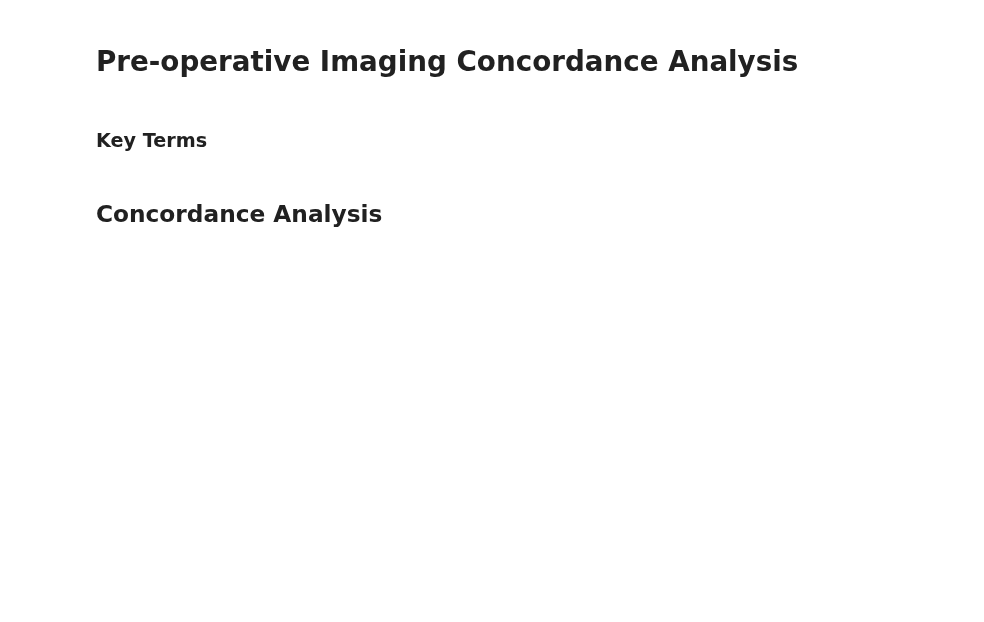
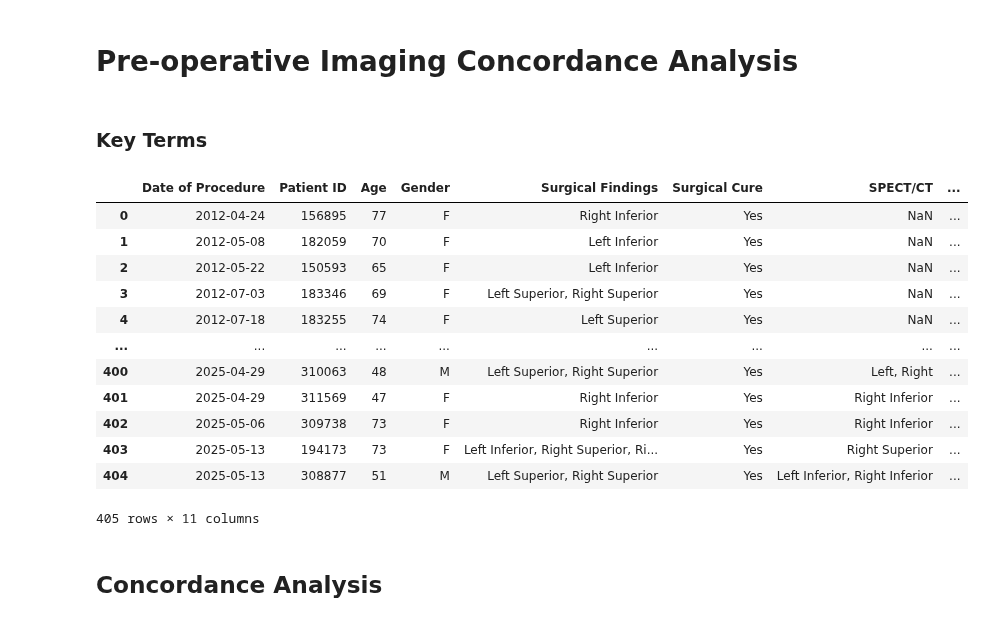
Before and after one commit to Jonah-Schwartz521/parathyroid-imaging-evaluation, a Jupyter notebook: ModalityConcordance.ipynb, the cells around one changed output. Cells and saved outputs as stored; diff of their text form; code cells hidden in the pictures; blank space fills up the shorter version.

```diff
--- a/ModalityConcordance.ipynb
+++ b/ModalityConcordance.ipynb
@@ -6,6 +6,22 @@
 import pandas as pd
 import matplotlib.pyplot as plt
 preop_imaging_df = pd.read_excel('Data/raw_imaging_data.xlsx')
+# %%
+preop_imaging_df
+# %% [output]
+|  | Date of Procedure | Patient ID | Age | Gender | Surgical Findings | Surgical Cure | SPECT/CT | ... |
+| 0 | 2012-04-24 | 156895 | 77 | F | Right Inferior | Yes | NaN | ... |
+| 1 | 2012-05-08 | 182059 | 70 | F | Left Inferior | Yes | NaN | ... |
+| 2 | 2012-05-22 | 150593 | 65 | F | Left Inferior | Yes | NaN | ... |
+| 3 | 2012-07-03 | 183346 | 69 | F | Left Superior, Right Superior | Yes | NaN | ... |
+| 4 | 2012-07-18 | 183255 | 74 | F | Left Superior | Yes | NaN | ... |
+| ... | ... | ... | ... | ... | ... | ... | ... | ... |
+| 400 | 2025-04-29 | 310063 | 48 | M | Left Superior, Right Superior | Yes | Left, Right | ... |
+| 401 | 2025-04-29 | 311569 | 47 | F | Right Inferior | Yes | Right Inferior | ... |
+| 402 | 2025-05-06 | 309738 | 73 | F | Right Inferior | Yes | Right Inferior | ... |
+| 403 | 2025-05-13 | 194173 | 73 | F | Left Inferior, Right Superior, Ri... | Yes | Right Superior | ... |
+| 404 | 2025-05-13 | 308877 | 51 | M | Left Superior, Right Superior | Yes | Left Inferior, Right Inferior | ... |
+405 rows × 11 columns
 # %%
 # Clean column names by removing whitespace
 preop_imaging_df.columns = preop_imaging_df.columns.str.strip()
```
Also changed, not shown: 1 other file.
